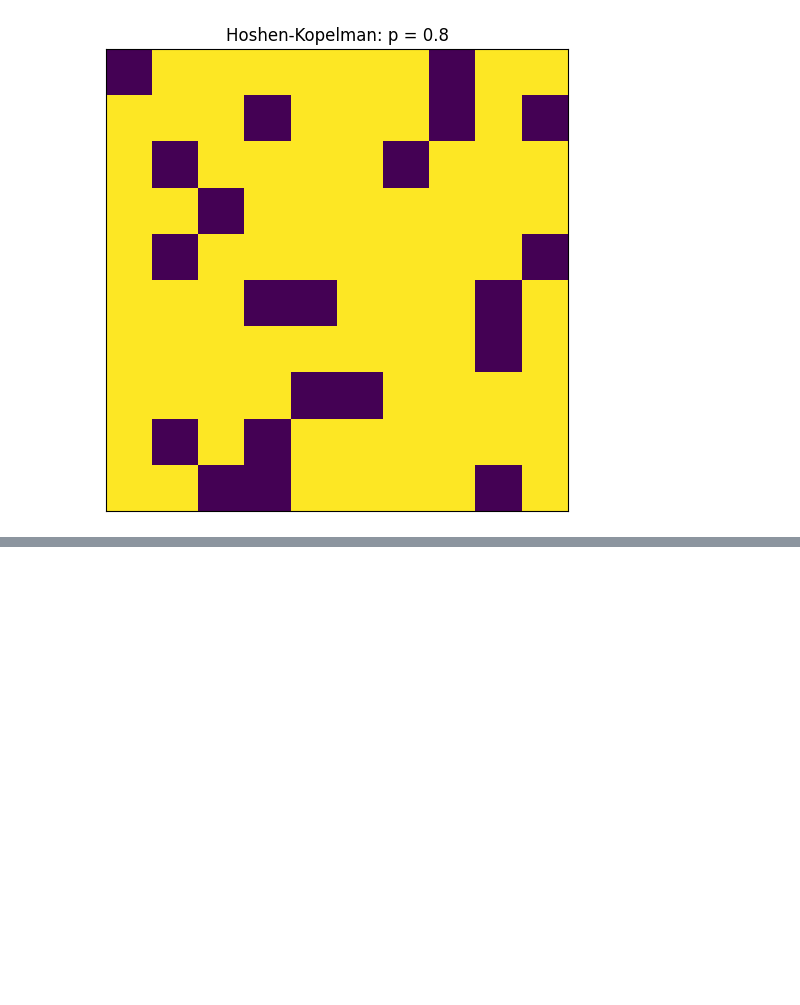
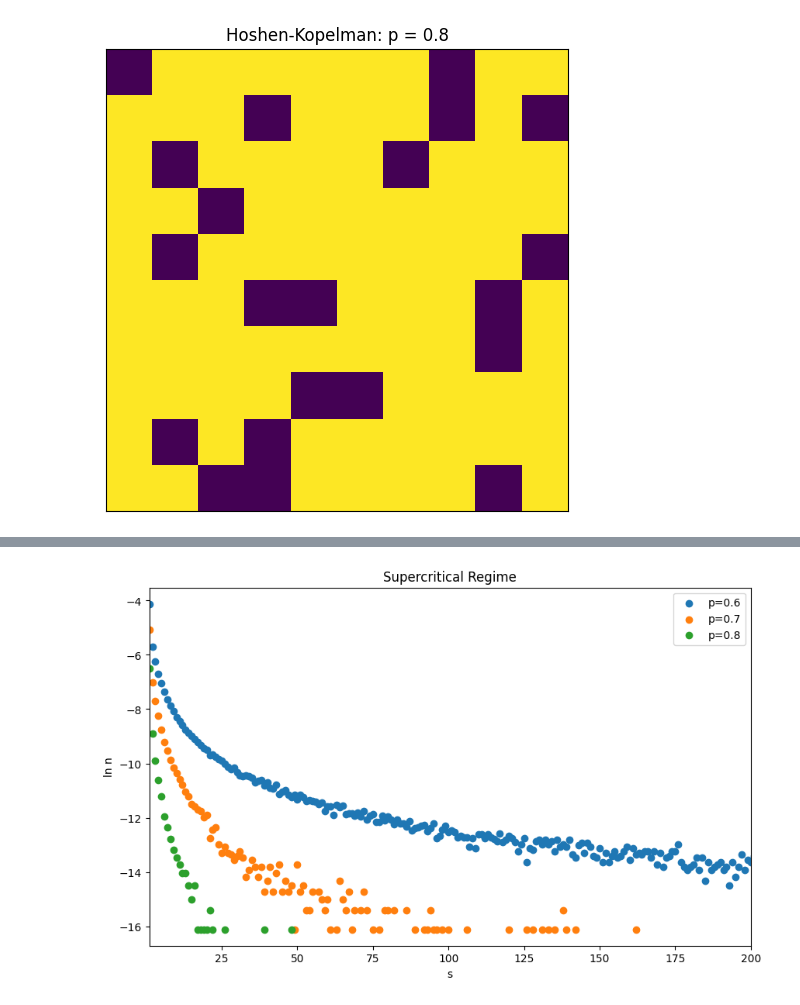
Before and after one commit to LethalDriver/ComplexSystems, a Jupyter notebook: Percolation/percolation.ipynb, the cells around one changed output, grey strips where cells are left out. Saved outputs shown, nothing was run; the diff lists cells and outputs as text; code cells hidden in the pictures; blank space fills up the shorter version.

```diff
--- a/Percolation/percolation.ipynb
+++ b/Percolation/percolation.ipynb
@@ -141,0 +168,25 @@ plot_fit(distributions[p_values[2]], scaling_law_p_greater_pc, params_p_greater_
+# %%
+subcritical_p_values = [0.6, 0.7, 0.8]
+
+distributions = []
+
+for p in subcritical_p_values:
+    distributions.append(generate_cluster_distribution(L, T, p))
+
+plt.figure(figsize=(10, 6))
+for i, p in enumerate(subcritical_p_values):
+    sizes = np.array(list(distributions[i].keys()))
+    counts = np.array(list(distributions[i].values()))
+
+    ln_counts = np.log(counts)
+
+    plt.scatter(sizes, ln_counts, label=f'p={p}')
+
+plt.xlabel('s')
+plt.ylabel('ln n')
+plt.xlim(1, 200)
+plt.title('Supercritical Regime')
+plt.legend()
+plt.show()
+# %% [output]
+[figure, added]
```
Also changed, not shown: parts of 4 cells of this notebook.
